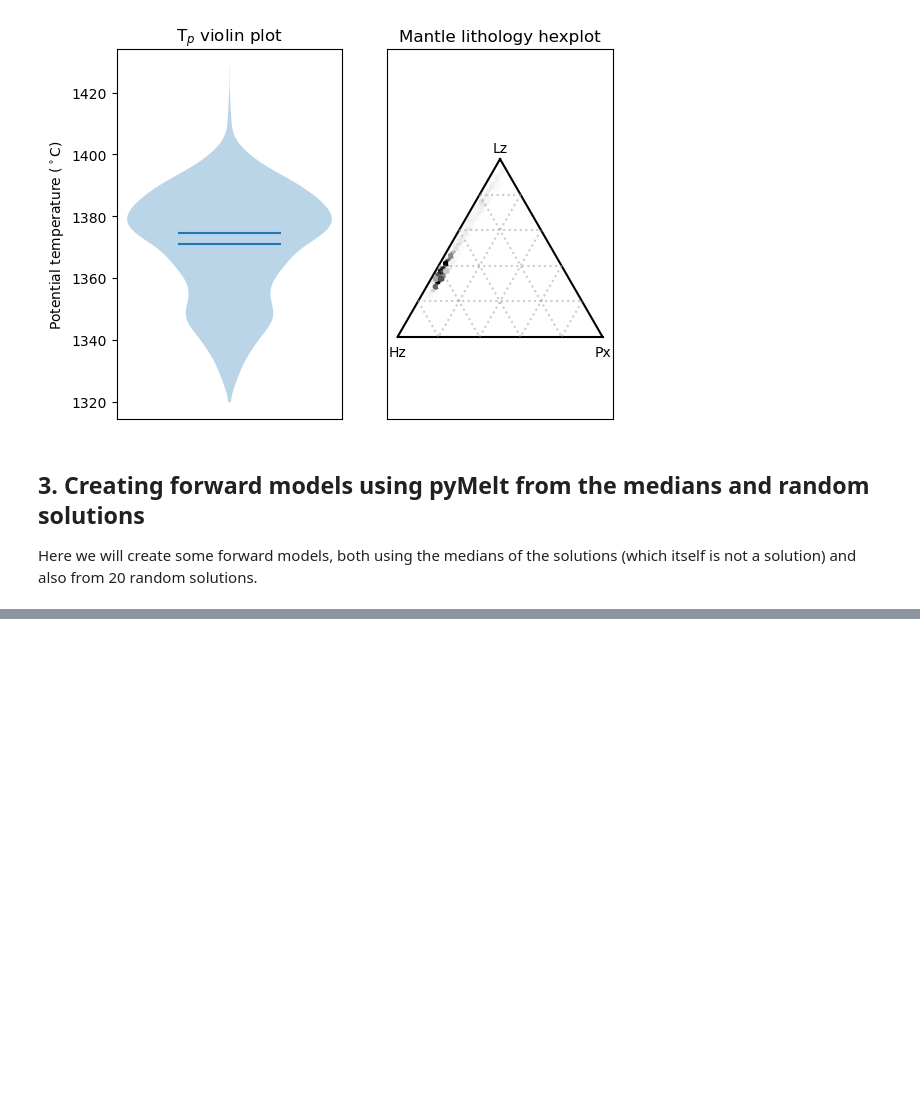
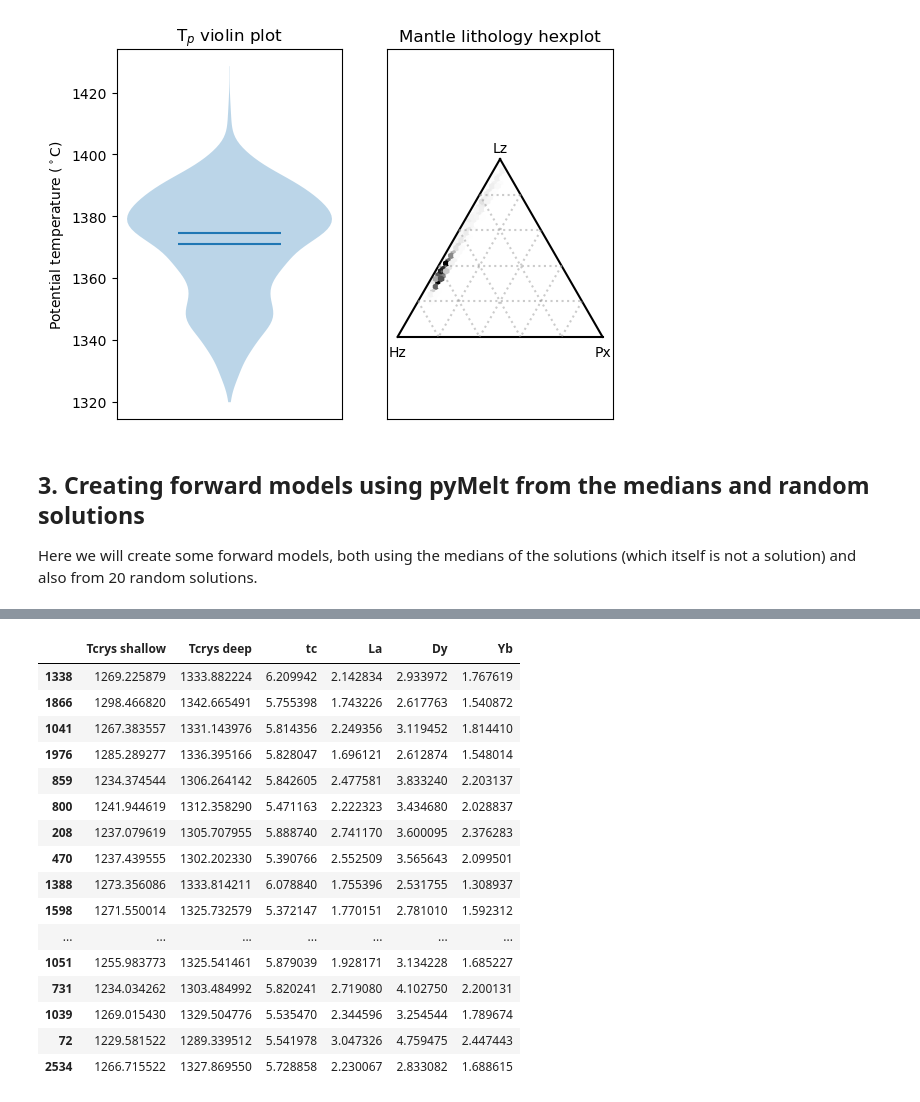
Before and after one commit to simonwmatthews/pyMelt_multinest, a Jupyter notebook: pyMelt_MultiNest_Interpreter.ipynb, the cells around one changed output, grey strips where cells are left out. Cells and saved outputs as stored; diff of their text form; code cells hidden in the pictures; blank space fills up the shorter version.

```diff
--- a/pyMelt_MultiNest_Interpreter.ipynb
+++ b/pyMelt_MultiNest_Interpreter.ipynb
@@ -286,7 +284,8 @@ data.columns = headers
 randomRows = np.random.default_rng().choice(len(data), size=20, replace=False)
 # %%
 # Lists for storage
-TcrysData = []
+TcrysDataShallow = []
+TcrysDataDeep = []
 tcData = []
 LaData = []
 DyData = []
@@ -334,8 +333,34 @@ for i in range(20):
     TcrysMin, TcrysMax = geosetting.meltCrystallisationT()
     crustalThickness = geosetting.tc
 
-    TcrysData.append([TcrysMin, TcrysMax])
+    TcrysDataShallow.append(TcrysMin)
+    TcrysDataDeep.append(TcrysMax)
     tcData.append(crustalThickness)
     LaData.append(geosetting.chemistry['La'])
     DyData.append(geosetting.chemistry['Dy'])
     YbData.append(geosetting.chemistry['Yb'])
+# %%
+# Check our data
+randomForwards = pd.DataFrame([TcrysDataShallow, TcrysDataDeep, tcData, LaData, DyData, YbData])
+randomForwards = randomForwards.T
+randomForwards.index = list(randomRows)
+randomForwards.columns = ['Tcrys shallow', 'Tcrys deep', 'tc', 'La', 'Dy', 'Yb']
+randomForwards
+# %% [output]
+|  | Tcrys shallow | Tcrys deep | tc | La | Dy | Yb |
+| 1338 | 1269.225879 | 1333.882224 | 6.209942 | 2.142834 | 2.933972 | 1.767619 |
+| 1866 | 1298.466820 | 1342.665491 | 5.755398 | 1.743226 | 2.617763 | 1.540872 |
+| 1041 | 1267.383557 | 1331.143976 | 5.814356 | 2.249356 | 3.119452 | 1.814410 |
+| 1976 | 1285.289277 | 1336.395166 | 5.828047 | 1.696121 | 2.612874 | 1.548014 |
+| 859 | 1234.374544 | 1306.264142 | 5.842605 | 2.477581 | 3.833240 | 2.203137 |
+| 800 | 1241.944619 | 1312.358290 | 5.471163 | 2.222323 | 3.434680 | 2.028837 |
+| 208 | 1237.079619 | 1305.707955 | 5.888740 | 2.741170 | 3.600095 | 2.376283 |
+| 470 | 1237.439555 | 1302.202330 | 5.390766 | 2.552509 | 3.565643 | 2.099501 |
+| 1388 | 1273.356086 | 1333.814211 | 6.078840 | 1.755396 | 2.531755 | 1.308937 |
+| 1598 | 1271.550014 | 1325.732579 | 5.372147 | 1.770151 | 2.781010 | 1.592312 |
+| ... | ... | ... | ... | ... | ... | ... |
+| 1051 | 1255.983773 | 1325.541461 | 5.879039 | 1.928171 | 3.134228 | 1.685227 |
+| 731 | 1234.034262 | 1303.484992 | 5.820241 | 2.719080 | 4.102750 | 2.200131 |
+| 1039 | 1269.015430 | 1329.504776 | 5.535470 | 2.344596 | 3.254544 | 1.789674 |
+| 72 | 1229.581522 | 1289.339512 | 5.541978 | 3.047326 | 4.759475 | 2.447443 |
+| 2534 | 1266.715522 | 1327.869550 | 5.728858 | 2.230067 | 2.833082 | 1.688615 |
```
Also changed, not shown: parts of 1 cell of this notebook.
